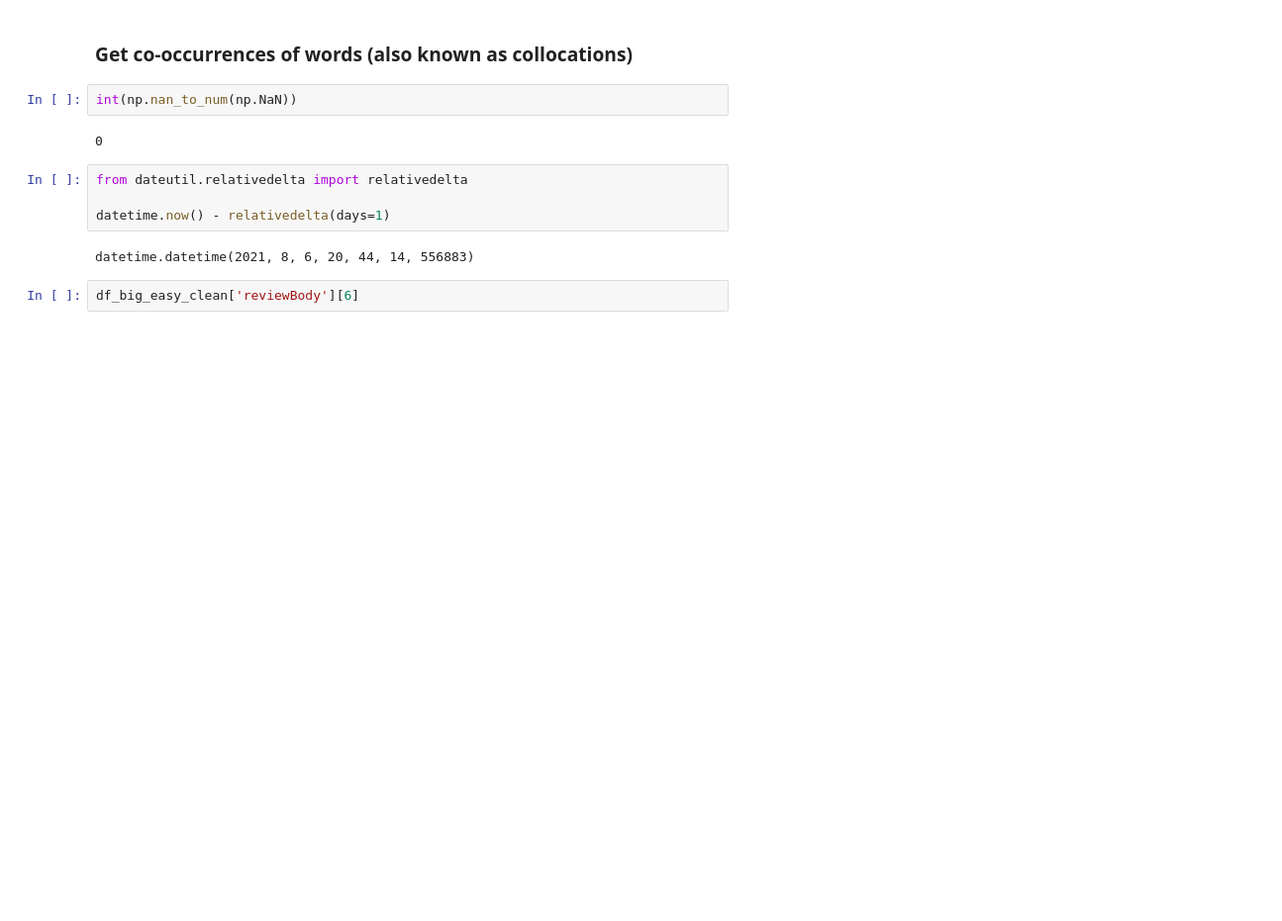
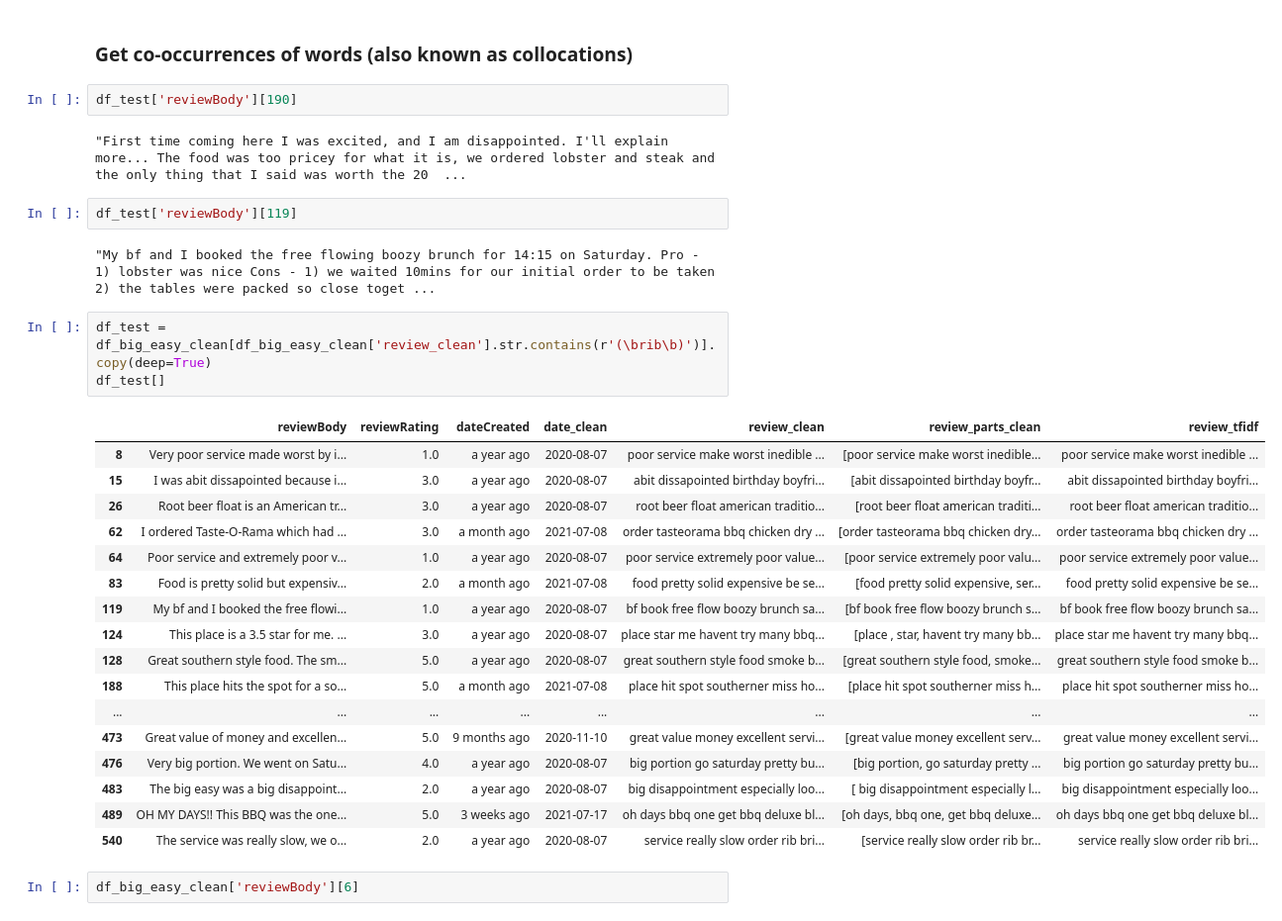
Before and after one commit to jack-cook-repo/reviews-tool, a Jupyter notebook: notebooks/Big Easy CW Reviews (Google cleaned data).ipynb, the cells around one changed output. Shown: that part at 99% size. Drawn from its saved outputs; the diff is of its cells as text; blank space fills up the shorter version.

```diff
--- a/notebooks/Big Easy CW Reviews (Google cleaned data).ipynb
+++ b/notebooks/Big Easy CW Reviews (Google cleaned data).ipynb
@@ -385,16 +385,35 @@ pd.DataFrame(dict_combos.items(), columns=['n_gram', 'count']).query('count>5').
 | 628 | food cold | 29 |
 # %% [markdown]
 ### Get co-occurrences of words (also known as collocations)
-# %%
-int(np.nan_to_num(np.NaN))
-# %% [output]
-0
-# %%
-from dateutil.relativedelta import relativedelta
-
-datetime.now() - relativedelta(days=1)
-# %% [output]
-datetime.datetime(2021, 8, 6, 20, 44, 14, 556883)
+# %%
+df_test['reviewBody'][190]
+# %% [output]
+"First time coming here I was excited, and I am disappointed. I'll explain more... The food was too pricey for what it is, we ordered lobster and steak and the only thing that I said was worth the 20  ...
+# %%
+df_test['reviewBody'][119]
+# %% [output]
+"My bf and I booked the free flowing boozy brunch for 14:15 on Saturday. Pro - 1) lobster was nice Cons - 1) we waited 10mins for our initial order to be taken 2) the tables were packed so close toget ...
+# %%
+df_test = df_big_easy_clean[df_big_easy_clean['review_clean'].str.contains(r'(\brib\b)')].copy(deep=True)
+df_test[]
+# %% [output]
+|  | reviewBody | reviewRating | dateCreated | date_clean | review_clean | review_parts_clean | review_tfidf |
+| 8 | Very poor service made worst by i... | 1.0 | a year ago | 2020-08-07 | poor service make worst inedible ... | [poor service make worst inedible... | poor service make worst inedible ... |
+| 15 | I was abit dissapointed because i... | 3.0 | a year ago | 2020-08-07 | abit dissapointed birthday boyfri... | [abit dissapointed birthday boyfr... | abit dissapointed birthday boyfri... |
+| 26 | Root beer float is an American tr... | 3.0 | a year ago | 2020-08-07 | root beer float american traditio... | [root beer float american traditi... | root beer float american traditio... |
+| 62 | I ordered Taste-O-Rama which had ... | 3.0 | a month ago | 2021-07-08 | order tasteorama bbq chicken dry ... | [order tasteorama bbq chicken dry... | order tasteorama bbq chicken dry ... |
+| 64 | Poor service and extremely poor v... | 1.0 | a year ago | 2020-08-07 | poor service extremely poor value... | [poor service extremely poor valu... | poor service extremely poor value... |
+| 83 | Food is pretty solid but expensiv... | 2.0 | a month ago | 2021-07-08 | food pretty solid expensive be se... | [food pretty solid expensive, ser... | food pretty solid expensive be se... |
+| 119 | My bf and I booked the free flowi... | 1.0 | a year ago | 2020-08-07 | bf book free flow boozy brunch sa... | [bf book free flow boozy brunch s... | bf book free flow boozy brunch sa... |
+| 124 | This place is a 3.5 star for me. ... | 3.0 | a year ago | 2020-08-07 | place star me havent try many bbq... | [place , star, havent try many bb... | place star me havent try many bbq... |
+| 128 | Great southern style food. The sm... | 5.0 | a year ago | 2020-08-07 | great southern style food smoke b... | [great southern style food, smoke... | great southern style food smoke b... |
+| 188 | This place hits the spot for a so... | 5.0 | a month ago | 2021-07-08 | place hit spot southerner miss ho... | [place hit spot southerner miss h... | place hit spot southerner miss ho... |
+| ... | ... | ... | ... | ... | ... | ... | ... |
+| 473 | Great value of money and excellen... | 5.0 | 9 months ago | 2020-11-10 | great value money excellent servi... | [great value money excellent serv... | great value money excellent servi... |
+| 476 | Very big portion. We went on Satu... | 4.0 | a year ago | 2020-08-07 | big portion go saturday pretty bu... | [big portion, go saturday pretty ... | big portion go saturday pretty bu... |
+| 483 | The big easy was a big disappoint... | 2.0 | a year ago | 2020-08-07 | big disappointment especially loo... | [ big disappointment especially l... | big disappointment especially loo... |
+| 489 | OH MY DAYS!! This BBQ was the one... | 5.0 | 3 weeks ago | 2021-07-17 | oh days bbq one get bbq deluxe bl... | [oh days, bbq one, get bbq deluxe... | oh days bbq one get bbq deluxe bl... |
+| 540 | The service was really slow, we o... | 2.0 | a year ago | 2020-08-07 | service really slow order rib bri... | [service really slow order rib br... | service really slow order rib bri... |
 # %%
 df_big_easy_clean['reviewBody'][6]
 # %% [output]
```
Also changed, not shown: 2 other files.
